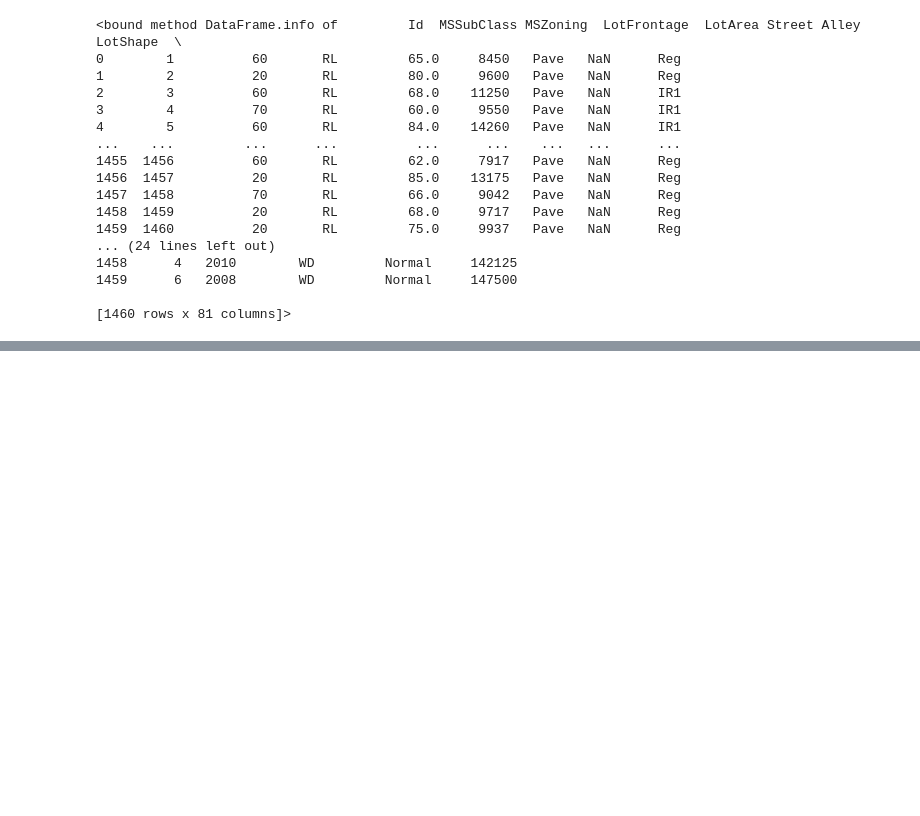
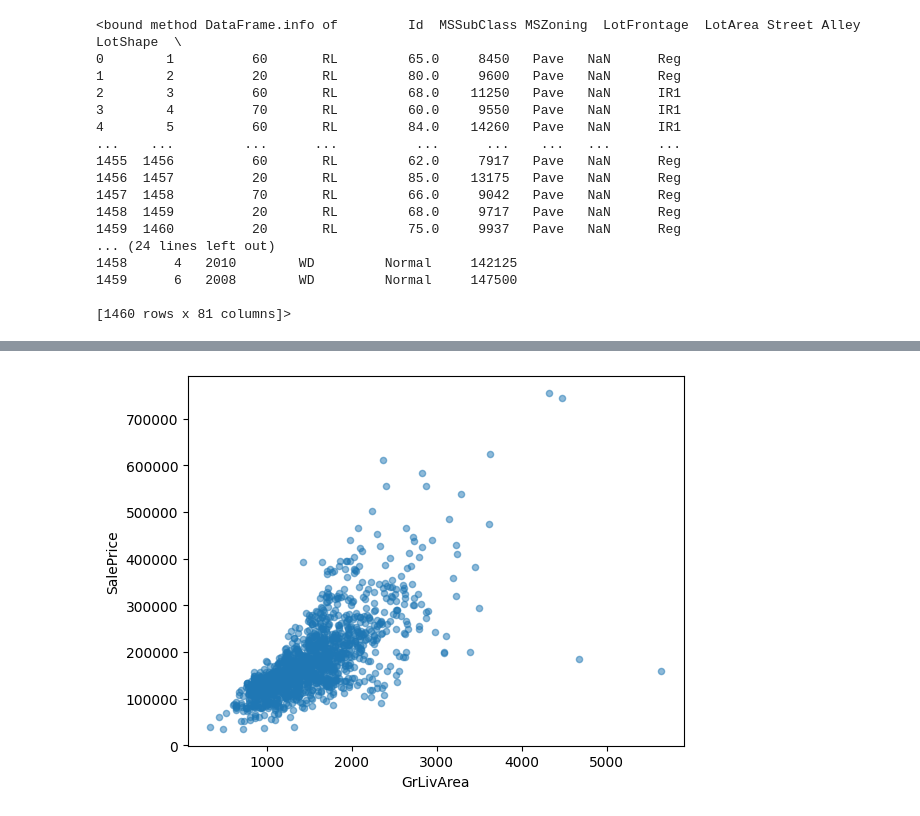
Before and after one commit to MahithaPoduvu/Mahitha_INFO5731_-Spring2023, a Jupyter notebook: INFO5731_Assignment_Four_(2).ipynb, the cells around one changed output, grey strips where cells are left out. Cells and saved outputs as stored; diff of their text form; code cells hidden in the pictures; blank space fills up the shorter version.

```diff
--- a/INFO5731_Assignment_Four_(2).ipynb
+++ b/INFO5731_Assignment_Four_(2).ipynb
@@ -507,0 +559,5 @@ KeyError: ignored
+# %%
+sf.plot(kind="scatter", x="GrLivArea", y="SalePrice", alpha=0.5)
+plt.savefig('scatter.png')
+# %% [output]
+[figure, added]
```
Also changed, not shown: parts of 22 cells of this notebook.
